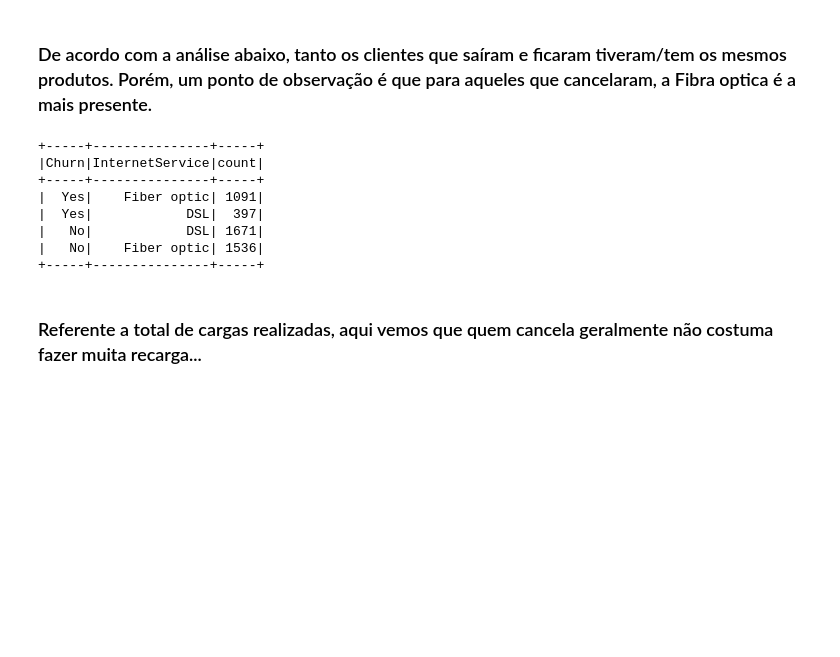
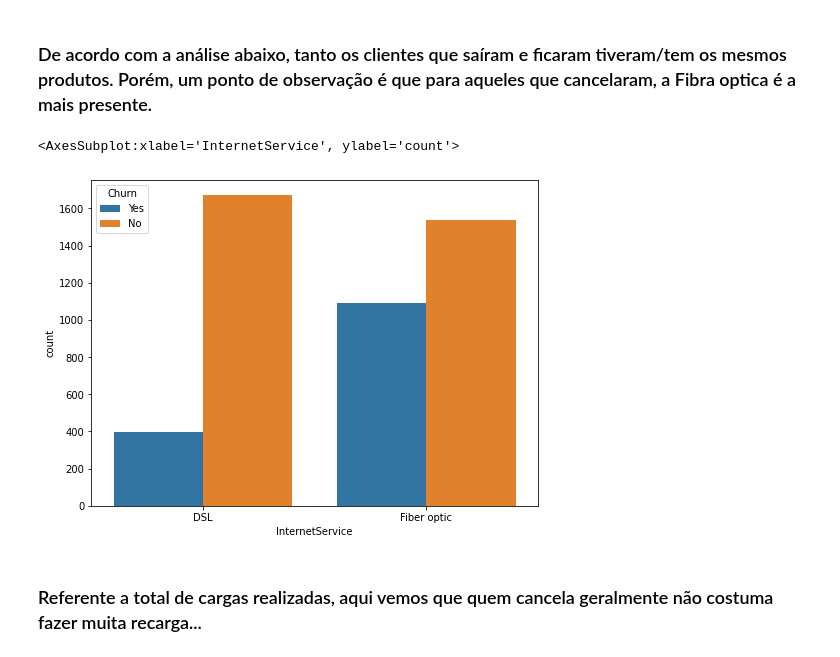
Before and after one commit to joaoflauzino/churn_telecom, a Jupyter notebook: analysis/analysis.ipynb, the cells around one changed output. Drawn from its saved outputs; the diff is of its cells as text; code cells hidden in the pictures; blank space fills up the shorter version.

```diff
--- a/analysis/analysis.ipynb
+++ b/analysis/analysis.ipynb
@@ -109,16 +136,15 @@ tempo[tempo.Churn == 'No']['tenure'].hist(alpha = 0.6, color = 'red')
 ### De acordo com a análise abaixo, tanto os clientes que saíram e ficaram tiveram/tem os mesmos produtos. Porém, um ponto de observação é que para aqueles que cancelaram, a Fibra optica é a mais presente.
 # %%
 # Tipo de internet para clientes que saíram e permaneceram (revisar essa parte)
-df.filter(df.InternetService != 'No').groupBy('Churn', 'InternetService').count().orderBy(df.Churn.desc()).show()
+plt.figure(figsize=(8,6))
+
+df_internet_service = df.filter(df.InternetService != 'No').groupBy('Churn', 'InternetService').count().orderBy(df.Churn.desc()).toPandas()
+
+sns.barplot(
+data = df_internet_service , x = 'InternetService', y= 'count', hue = 'Churn')
 # %% [output]
-+-----+---------------+-----+
-|Churn|InternetService|count|
-+-----+---------------+-----+
-|  Yes|    Fiber optic| 1091|
-|  Yes|            DSL|  397|
-|   No|            DSL| 1671|
-|   No|    Fiber optic| 1536|
-+-----+---------------+-----+
+<AxesSubplot:xlabel='InternetService', ylabel='count'>
+[figure, added]
 # %% [markdown]
 ### Referente a total de cargas realizadas, aqui vemos que quem cancela geralmente não costuma fazer muita recarga...
 # %%
```
Also changed, not shown: parts of 43 cells of this notebook, 1 other file.
